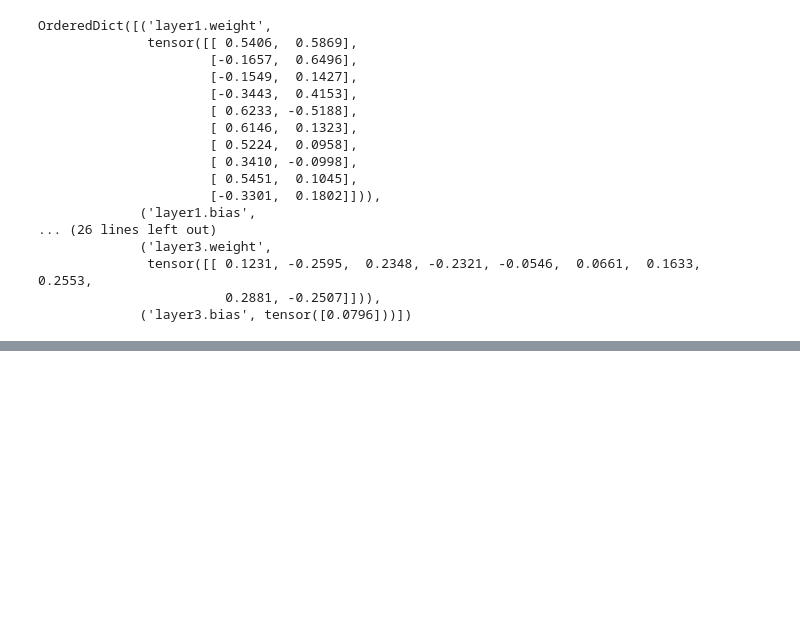
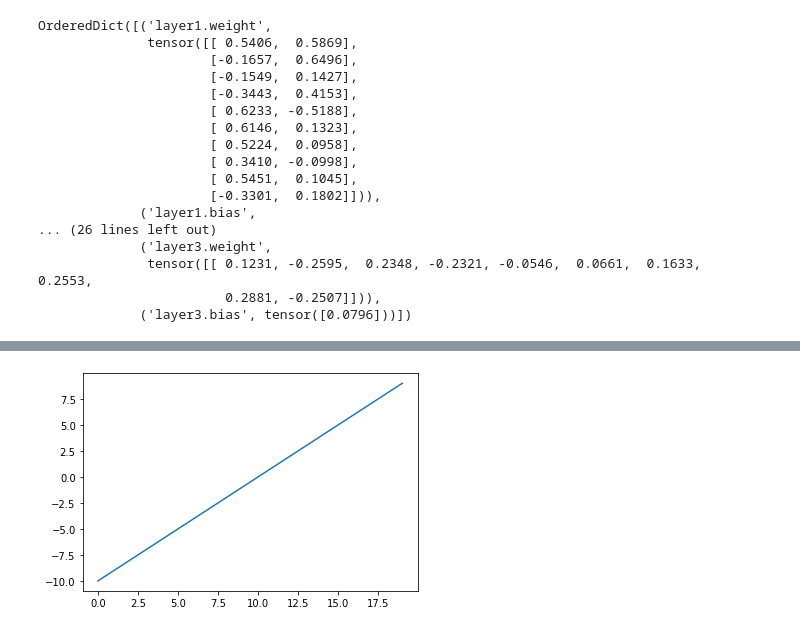
Before and after one commit to ideaguy3d/data-engineering-practice, a Jupyter notebook: ztm_pytorch_practice/s4_pytorch_nn_classification.ipynb, the cells around one changed output, grey strips where cells are left out. Drawn from its saved outputs; the diff is of its cells as text; code cells hidden in the pictures; blank space fills up the shorter version.

```diff
--- a/ztm_pytorch_practice/s4_pytorch_nn_classification.ipynb
+++ b/ztm_pytorch_practice/s4_pytorch_nn_classification.ipynb
@@ -683,0 +716,5 @@ OrderedDict([('layer1.weight',
+# %%
+plt.plot(A)
+plt.show()
+# %% [output]
+[figure, added]
```
Also changed, not shown: parts of 30 cells of this notebook.
